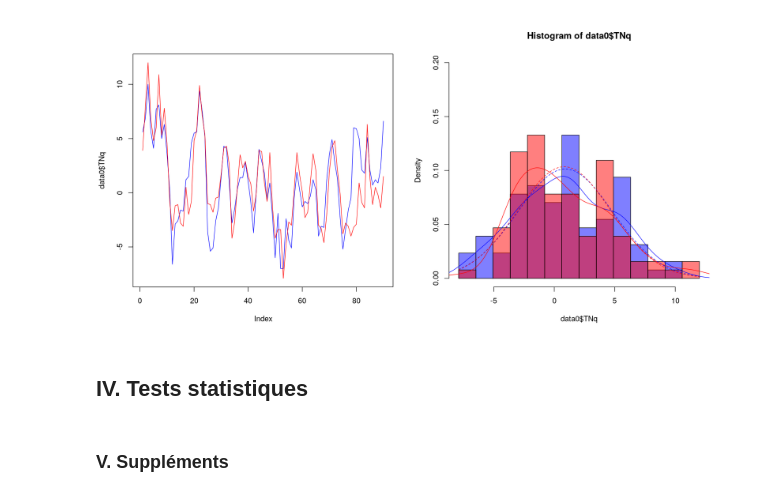
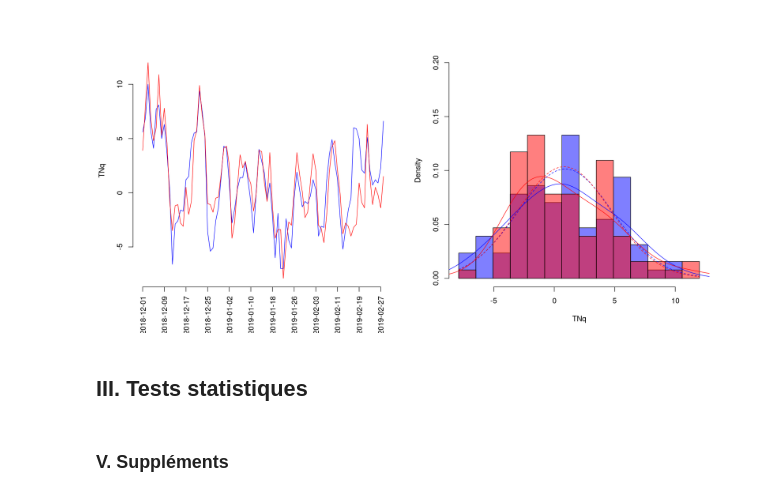
Before and after one commit to yrobink/enseignements, a Jupyter notebook: ENM/IENM1/Stats/TP3_import_gestion_data.ipynb, the cells around one changed output. Saved outputs shown, nothing was run; the diff lists cells and outputs as text; code cells hidden in the pictures.

```diff
--- a/ENM/IENM1/Stats/TP3_import_gestion_data.ipynb
+++ b/ENM/IENM1/Stats/TP3_import_gestion_data.ipynb
@@ -82,6 +84,6 @@ load_climascope = function( ifile )
 ####################################
 # %%
 pathData = file.path( Sys.getenv("DATAFOLDER") , "Projets/Teaching/ENM/IENM1-S2" )
-data0 = load_climascope( file.path( pathData , "Nancy_DJF_2018-2019.csv" ) )
-data1 = load_climascope( file.path( pathData , "Strasbourg_DJF_2018-2019.csv" ) )
+data0 = load_climascope( "data/Nancy_DJF_2018-2019.csv"      )
+data1 = load_climascope( "data/Strasbourg_DJF_2018-2019.csv" )
 # %% [markdown]
@@ -89,27 +96,28 @@ data1 = load_climascope( file.path( pathData , "Strasbourg_DJF_2018-2019.csv" )
 # %%
 nrow = 1 ## Nombre de lignes de sous-graphique
 ncol = 2 ## Nombre de colonnes de sous-graphique
 base::options( repr.plot.width = 7 * ncol , repr.plot.height = 7 * nrow )
-
 graphics::par( mfrow = base::c(nrow,ncol) ) ## On construit un graphique découpé en 2 sous fenêtre cote à cote
 
+## Affichage de la série chrono
 TNq_range = base::c( min(data0$TNq,data1$TNq) , max(data0$TNq,data1$TNq) )
-
-plot(  data0$TNq , col = "blue" , type = "l" , ylim = TNq_range )
+plot(  data0$TNq , col = "blue" , type = "l" , ylim = TNq_range , ylab = "TNq" , axes = FALSE , xlab = "" )
 lines( data1$TNq , col = "red" )
+axis( 1 , at = seq( 1 , 90 , 8 ) , labels = rownames(data0)[seq( 1 , 90 , 8 )] , las = 2 )
+axis(2)
 
 x = base::seq( TNq_range[1] , TNq_range[2] , length = 15 )
 ylim = base::c(0,0.2)
-hist( data0$TNq , breaks = x , freq = FALSE , col = rgb(0,0,1,0.5) , ylim = ylim )
+hist( data0$TNq , breaks = x , freq = FALSE , col = rgb(0,0,1,0.5) , ylim = ylim , xlab = "TNq" , main = "" )
 hist( data1$TNq , breaks = x , freq = FALSE , col = rgb(1,0,0,0.5) , add = TRUE )
-lines( density(data0$TNq) , col = "blue" )
-lines( density(data1$TNq) , col = "red" )
+lines( density(data0$TNq,bw=2) , col = "blue" )
+lines( density(data1$TNq,bw=2) , col = "red" )
 x = base::seq( TNq_range[1] , TNq_range[2] , length = 200 )
 lines( x , dnorm( x , mean = mean(data0$TNq) , sd = sd(data0$TNq) ) , col = "blue" , lty = 2 )
 lines( x , dnorm( x , mean = mean(data1$TNq) , sd = sd(data1$TNq) ) , col = "red"  , lty = 2 )
 # %% [output]
-[figure, old version]
+[figure, new version]
 # %% [markdown]
-## IV. Tests statistiques
+## III. Tests statistiques
 # %% [markdown]
 ### V. Suppléments
```
Also changed, not shown: parts of 5 cells of this notebook, 1 other file.
